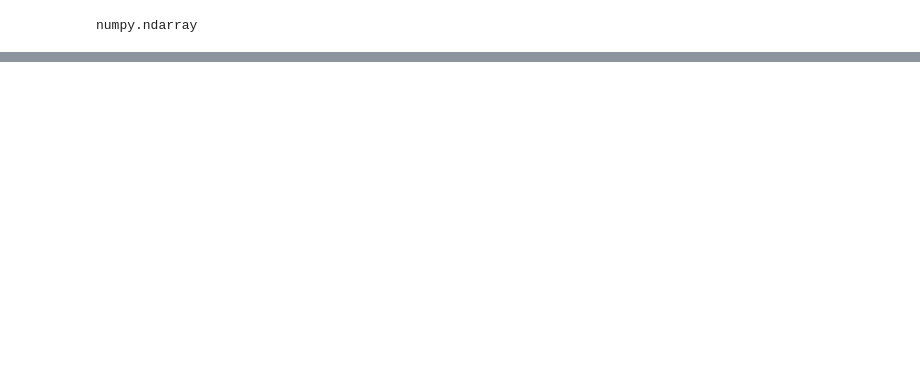
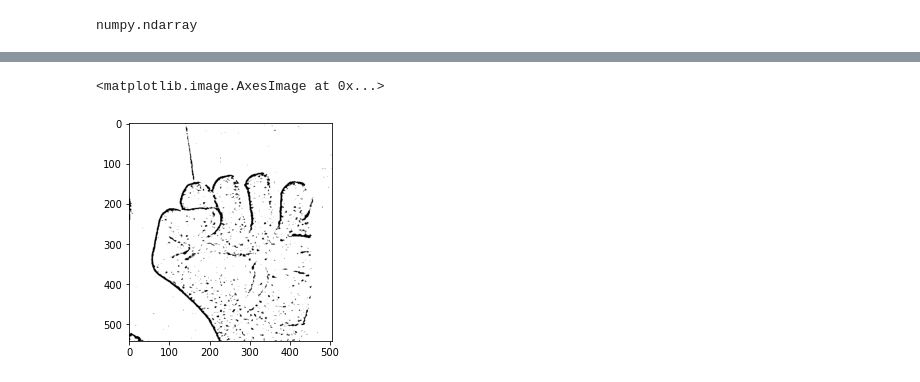
Before and after one commit to rwt-2001/Mini_Project, a Jupyter notebook: Image_preprocessing.ipynb, the cells around one changed output, grey strips where cells are left out. Drawn from its saved outputs; the diff is of its cells as text; code cells hidden in the pictures; blank space fills up the shorter version.

```diff
--- a/Image_preprocessing.ipynb
+++ b/Image_preprocessing.ipynb
@@ -30,4 +28,11 @@ def process_img(img):
     erosion = cv2.erode(dilation,kernel,iterations = 1)
     ret, res = cv2.threshold(erosion, 0, 255,  cv2.THRESH_BINARY_INV)
     return res
+# %%
+def process_img_secondary(img):
+    gray = cv2.cvtColor(img, cv2.COLOR_BGR2GRAY)
+    blur = cv2.GaussianBlur(gray,(5,5),19)
+    th3 = cv2.adaptiveThreshold(blur,255,cv2.ADAPTIVE_THRESH_GAUSSIAN_C,cv2.THRESH_BINARY_INV,11,2)
+    ret, res = cv2.threshold(th3, 0, 255, cv2.THRESH_BINARY_INV+cv2.THRESH_OTSU)
+    return res
 # %%
@@ -51,0 +58,5 @@ plt.imshow(img,'gray')
+# %%
+plt.imshow(img2,'gray')
+# %% [output]
+<matplotlib.image.AxesImage at 0x...>
+[figure, added]
```
Also changed, not shown: parts of 9 cells of this notebook, 1 other file.
